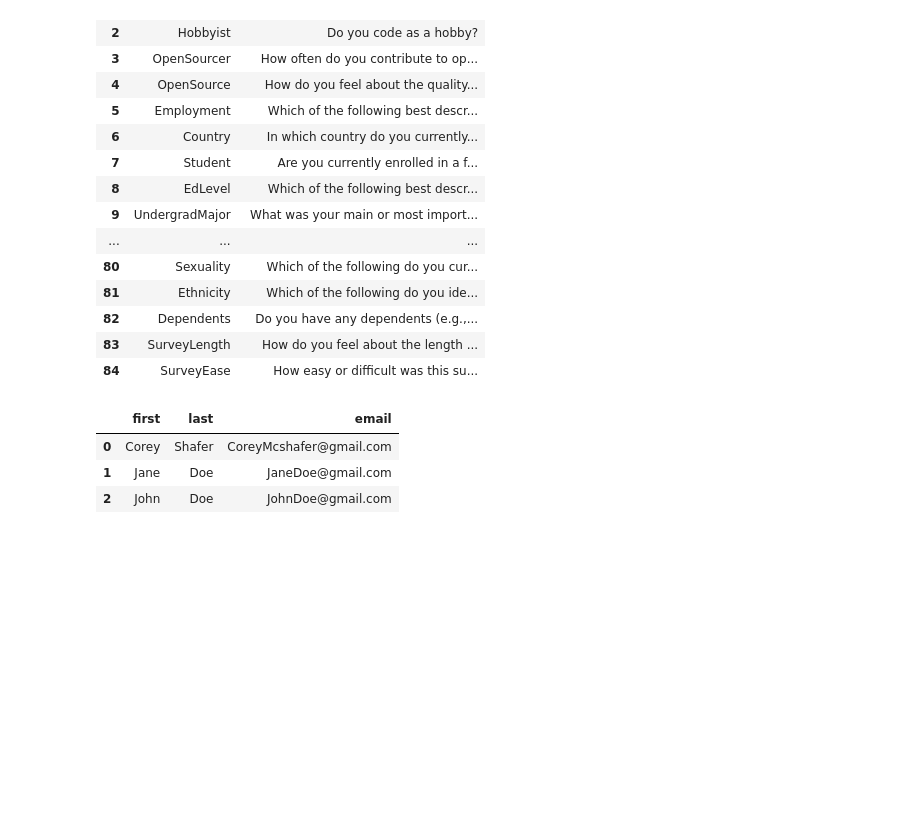
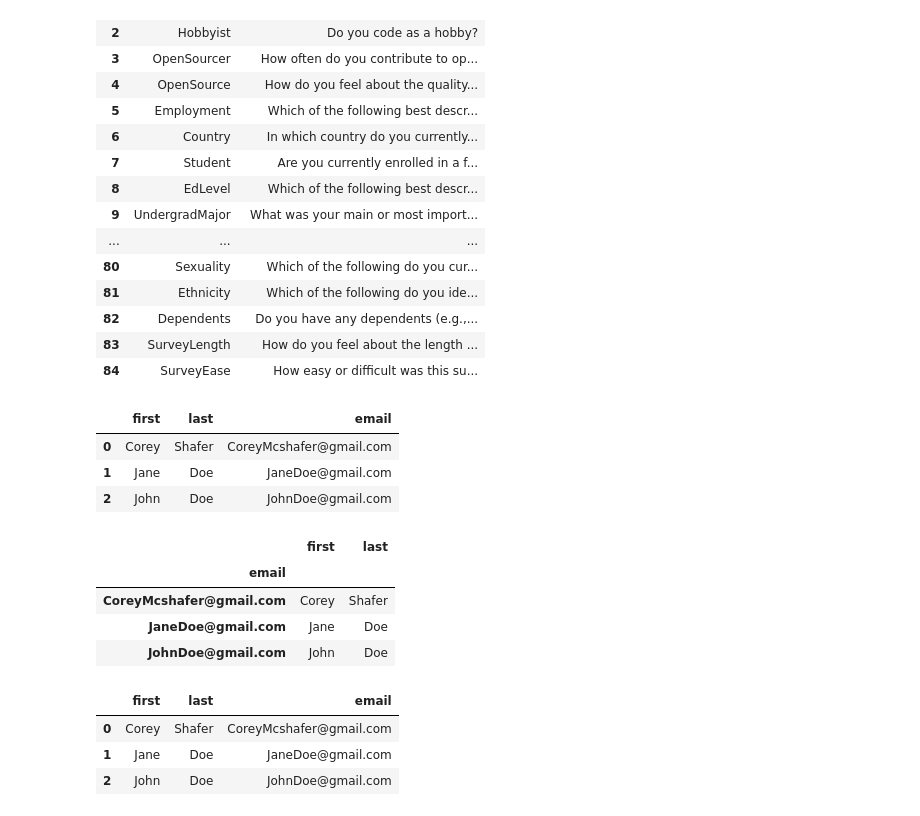
Before and after one commit to AlvinTang1/Pandas, a Jupyter notebook: Pandas Tutorial.ipynb, the cells around one changed output. Cells and saved outputs as stored; diff of their text form; code cells hidden in the pictures; blank space fills up the shorter version.

```diff
--- a/Pandas Tutorial.ipynb
+++ b/Pandas Tutorial.ipynb
@@ -80,3 +80,18 @@ df
 | 0 | Corey | Shafer | CoreyMcshafer@gmail.com |
 | 1 | Jane | Doe | JaneDoe@gmail.com |
 | 2 | John | Doe | JohnDoe@gmail.com |
+# %%
+df.set_index('email')
+# %% [output]
+|  | first | last |
+| email |  |  |
+| CoreyMcshafer@gmail.com | Corey | Shafer |
+| JaneDoe@gmail.com | Jane | Doe |
+| JohnDoe@gmail.com | John | Doe |
+# %%
+df.head()
+# %% [output]
+|  | first | last | email |
+| 0 | Corey | Shafer | CoreyMcshafer@gmail.com |
+| 1 | Jane | Doe | JaneDoe@gmail.com |
+| 2 | John | Doe | JohnDoe@gmail.com |
```
